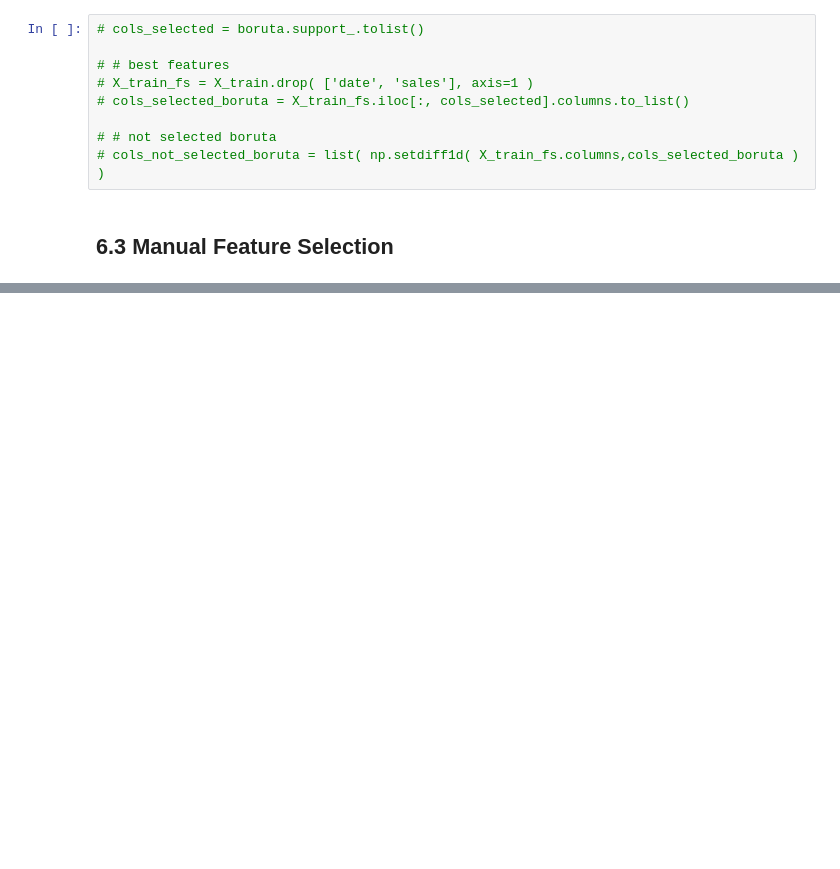
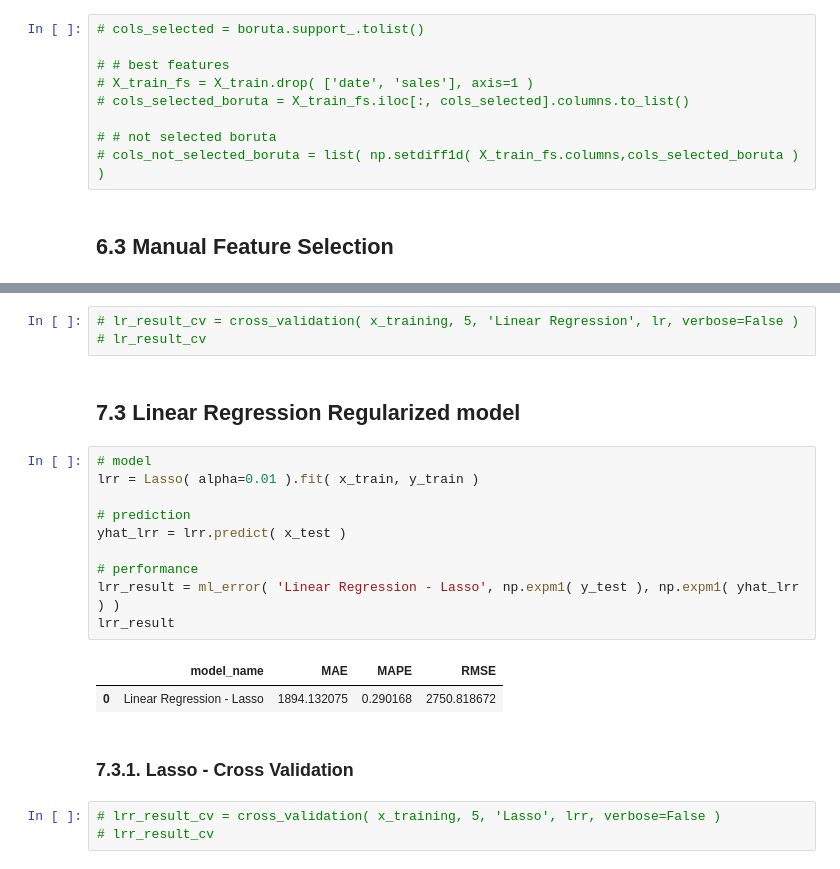
Before and after one commit to Wilmarads/ds_producao, a Jupyter notebook: rosman_06.ipynb, the cells around one changed output, grey strips where cells are left out. Cells and saved outputs as stored; diff of their text form; blank space fills up the shorter version.

```diff
--- a/rosman_06.ipynb
+++ b/rosman_06.ipynb
@@ -989,0 +1090,23 @@ cols_selected_boruta_full.extend( feat_to_add )
+# %%
+# lr_result_cv = cross_validation( x_training, 5, 'Linear Regression', lr, verbose=False )
+# lr_result_cv
+# %% [markdown]
+## 7.3 Linear Regression Regularized model
+# %%
+# model
+lrr = Lasso( alpha=0.01 ).fit( x_train, y_train )
+
+# prediction
+yhat_lrr = lrr.predict( x_test )
+
+# performance
+lrr_result = ml_error( 'Linear Regression - Lasso', np.expm1( y_test ), np.expm1( yhat_lrr ) )
+lrr_result
+# %% [output]
+|  | model_name | MAE | MAPE | RMSE |
+| 0 | Linear Regression - Lasso | 1894.132075 | 0.290168 | 2750.818672 |
+# %% [markdown]
+### 7.3.1. Lasso - Cross Validation
+# %%
+# lrr_result_cv = cross_validation( x_training, 5, 'Lasso', lrr, verbose=False )
+# lrr_result_cv
```
Also changed, not shown: parts of 18 cells of this notebook.
